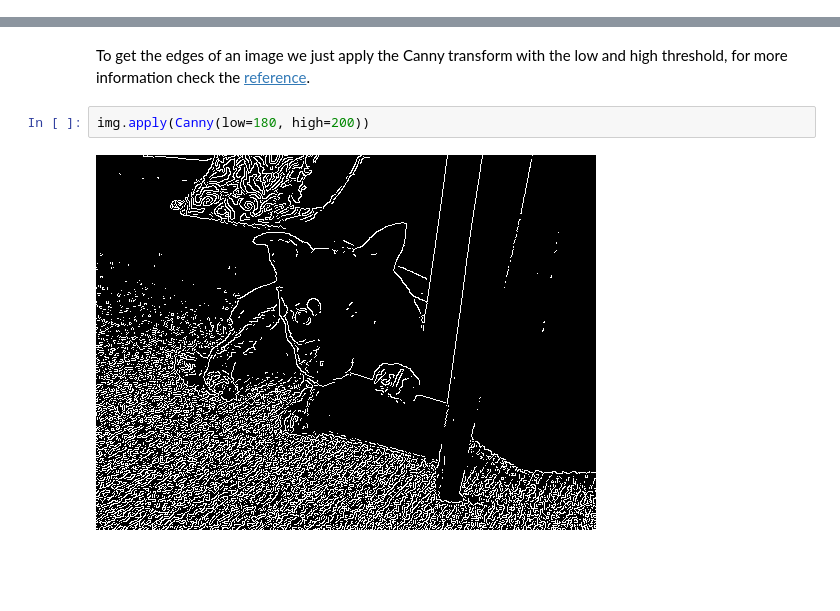
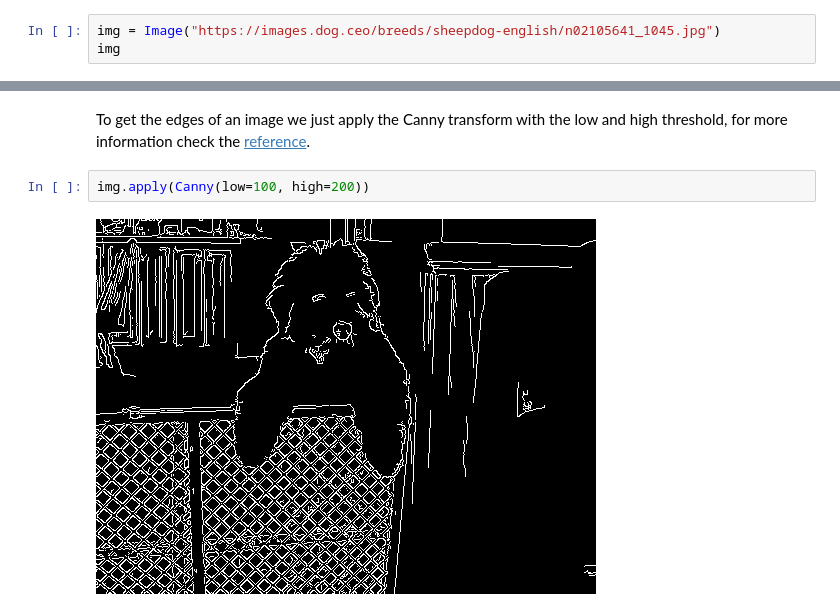
Before and after one commit to easycv/easycv, a Jupyter notebook: docs/source/examples/transforms/edges.ipynb, the cells around one changed output, grey strips where cells are left out. Drawn from its saved outputs; the diff is of its cells as text; blank space fills up the shorter version.

```diff
--- a/docs/source/examples/transforms/edges.ipynb
+++ b/docs/source/examples/transforms/edges.ipynb
@@ -13,0 +9,3 @@ img
+# %%
+img = Image("https://images.dog.ceo/breeds/sheepdog-english/n02105641_1045.jpg")
+img
@@ -42,6 +42,6 @@ img.apply(GradientAngle(size=1))
 # %% [markdown]
 To get the edges of an image we just apply the Canny transform with the low and high threshold, for more information check the [reference](../../reference/transforms/edges.rst#easycv.transforms.edges.Canny).
 # %%
-img.apply(Canny(low=180, high=200))
+img.apply(Canny(low=100, high=200))
 # %% [output]
-[figure, old version]
+[figure, new version]
```
Also changed, not shown: parts of 8 cells of this notebook, 5 other files.
